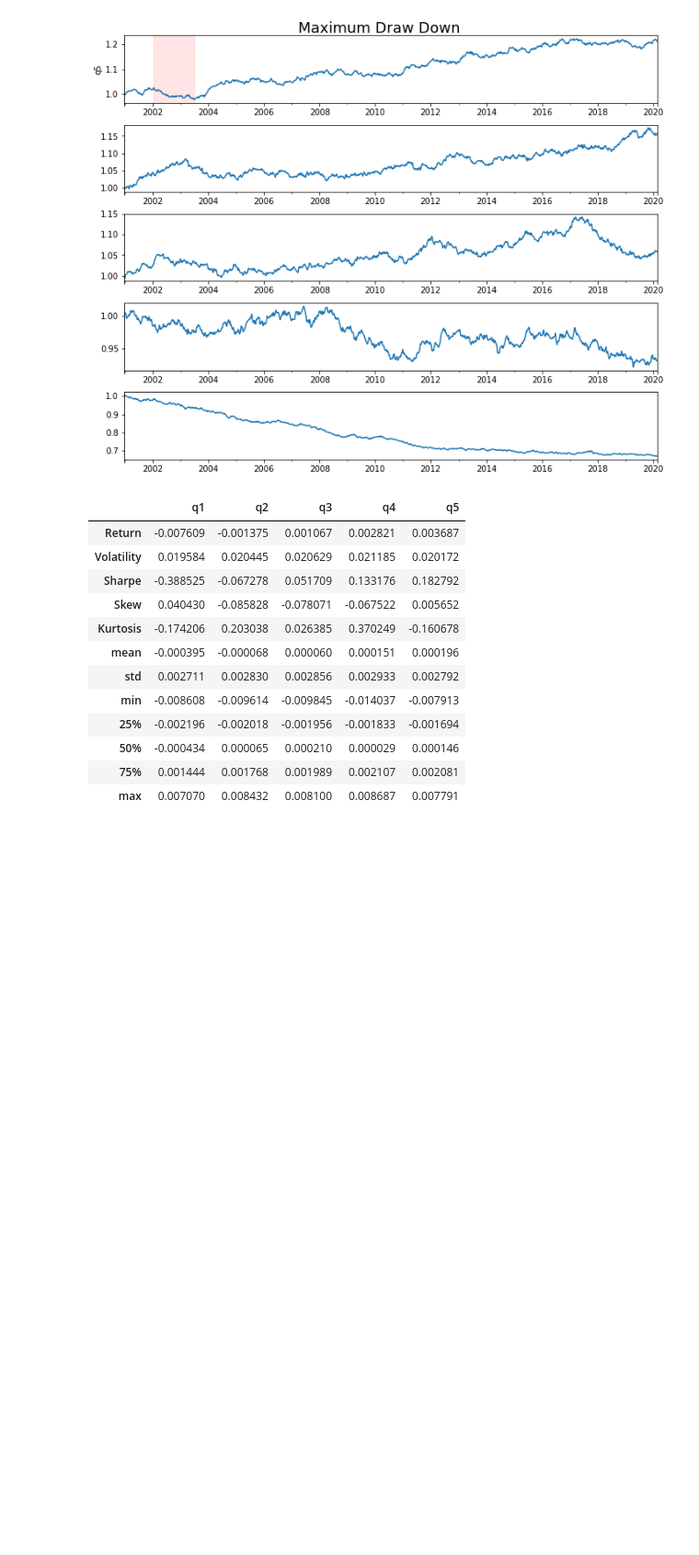
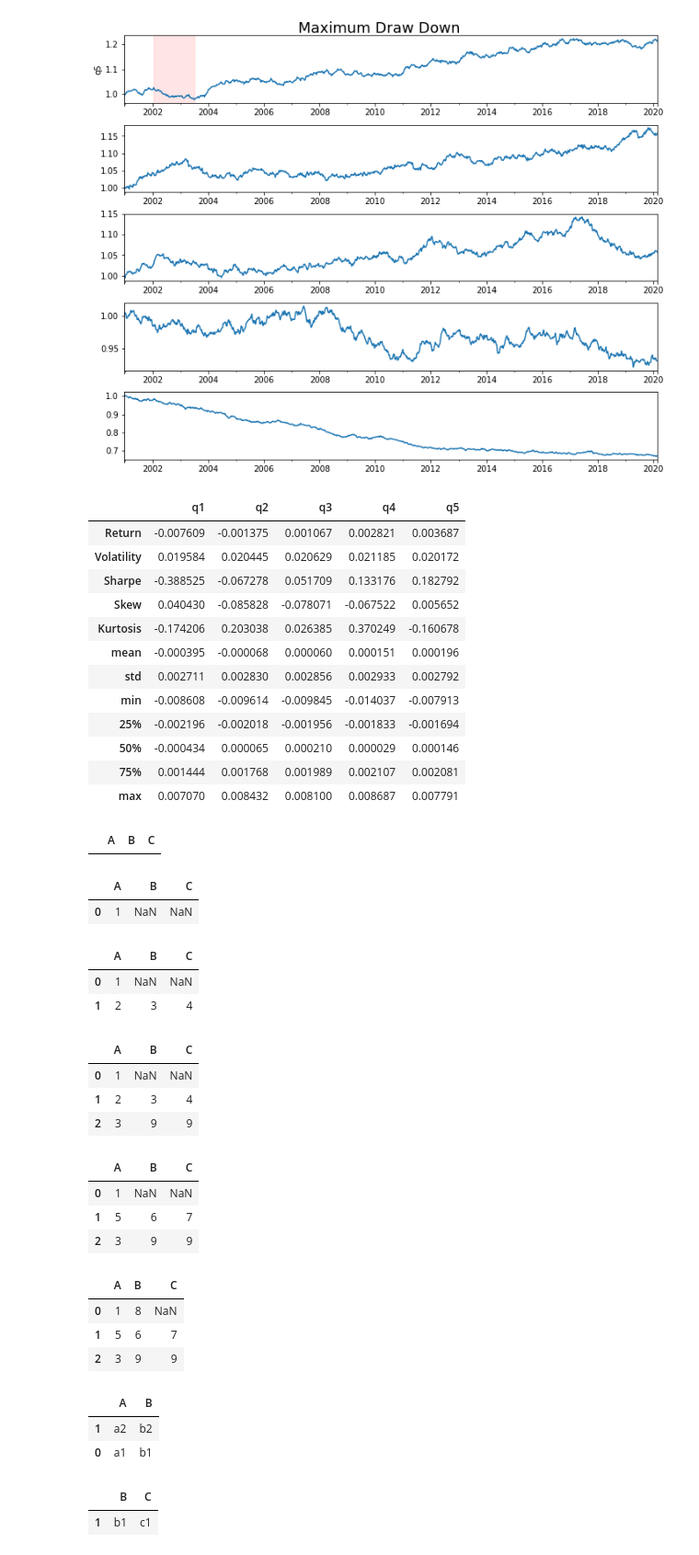
Before and after one commit to rajarameshchindu/datascience, a Jupyter notebook: Pandas.ipynb, the cells around one changed output. Shown at 92% size. Saved outputs shown, nothing was run; the diff lists cells and outputs as text; code cells hidden in the pictures; blank space fills up the shorter version.

```diff
--- a/Pandas.ipynb
+++ b/Pandas.ipynb
@@ -225,3 +225,44 @@ describe(returns_cut)
 | max | 0.007070 | 0.008432 | 0.008100 | 0.008687 | 0.007791 |
 # %%
 import pandas as pd
+df = pd.DataFrame(columns = ['A', 'B', 'C'])
+df
+# %% [output]
+|  | A | B | C |
+# %%
+df.loc[0, 'A'] = 1
+df
+# %% [output]
+|  | A | B | C |
+| 0 | 1 | NaN | NaN |
+# %%
+df.loc[1] = [2, 3, 4]
+df
+# %% [output]
+|  | A | B | C |
+| 0 | 1 | NaN | NaN |
+| 1 | 2 | 3 | 4 |
+# %%
+df.loc[2] = {'A': 3, 'C': 9, 'B': 9}
+df
+# %% [output]
+|  | A | B | C |
+| 0 | 1 | NaN | NaN |
+| 1 | 2 | 3 | 4 |
+| 2 | 3 | 9 | 9 |
+# %%
+df.loc[1] = [5, 6, 7]
+df
+# %% [output]
+|  | A | B | C |
+| 0 | 1 | NaN | NaN |
+| 1 | 5 | 6 | 7 |
+| 2 | 3 | 9 | 9 |
+# %%
+df.loc[0, 'B'] = 8
+df
+# %% [output]
+|  | A | B | C |
+| 0 | 1 | 8 | NaN |
+| 1 | 5 | 6 | 7 |
+| 2 | 3 | 9 | 9 |
@@ -227,0 +276,11 @@ import pandas as pd
+# %%
+df1
+# %% [output]
+|  | A | B |
+| 1 | a2 | b2 |
+| 0 | a1 | b1 |
+# %%
+df2
+# %% [output]
+|  | B | C |
+| 1 | b1 | c1 |
```
Also changed, not shown: parts of 15 cells of this notebook.
